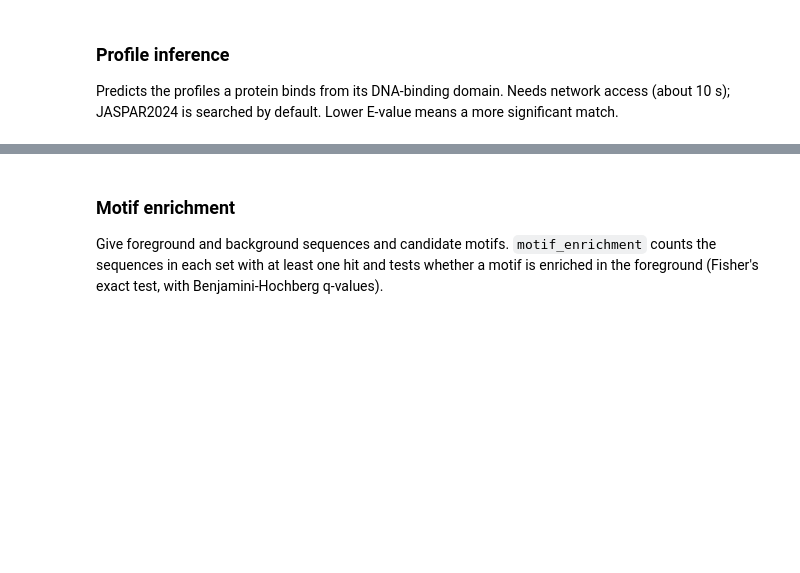
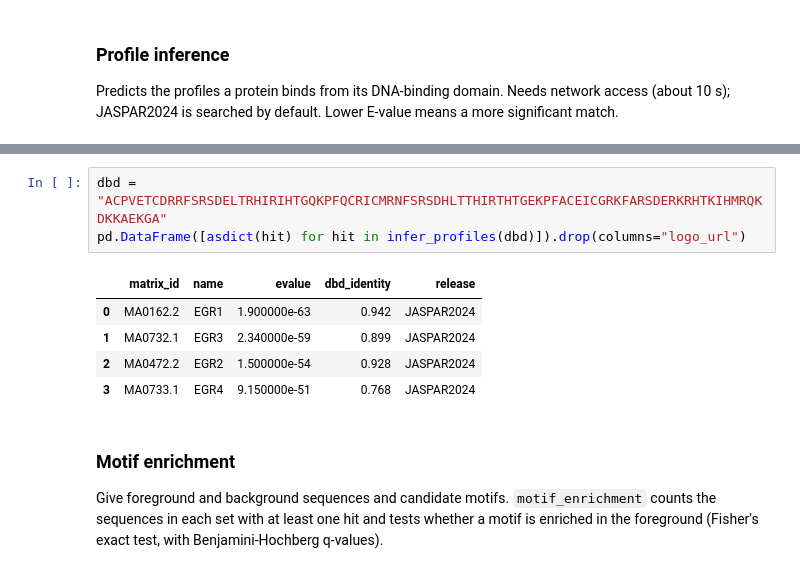
Before and after one commit to ShinyaYoshida-biomet/pyjaspar, a Jupyter notebook: pyjaspar_notebook.ipynb, the cells around one changed output, grey strips where cells are left out. Saved outputs shown, nothing was run; the diff lists cells and outputs as text; blank space fills up the shorter version.

```diff
--- a/pyjaspar_notebook.ipynb
+++ b/pyjaspar_notebook.ipynb
@@ -149,3 +149,12 @@ MA0733.1  EGR4   E-value=9.15e-51   DBD identity=77%
+# %%
+dbd = "ACPVETCDRRFSRSDELTRHIRIHTGQKPFQCRICMRNFSRSDHLTTHIRTHTGEKPFACEICGRKFARSDERKRHTKIHMRQKDKKAEKGA"
+pd.DataFrame([asdict(hit) for hit in infer_profiles(dbd)]).drop(columns="logo_url")
+# %% [output]
+|  | matrix_id | name | evalue | dbd_identity | release |
+| 0 | MA0162.2 | EGR1 | 1.900000e-63 | 0.942 | JASPAR2024 |
+| 1 | MA0732.1 | EGR3 | 2.340000e-59 | 0.899 | JASPAR2024 |
+| 2 | MA0472.2 | EGR2 | 1.500000e-54 | 0.928 | JASPAR2024 |
+| 3 | MA0733.1 | EGR4 | 9.150000e-51 | 0.768 | JASPAR2024 |
 # %% [markdown]
 ### Motif enrichment
 Give foreground and background sequences and candidate motifs. `motif_enrichment` counts the sequences in each set with at least one hit and tests whether a motif is enriched in the foreground (Fisher's exact test, with Benjamini-Hochberg q-values).
```
Also changed, not shown: parts of 5 cells of this notebook.
